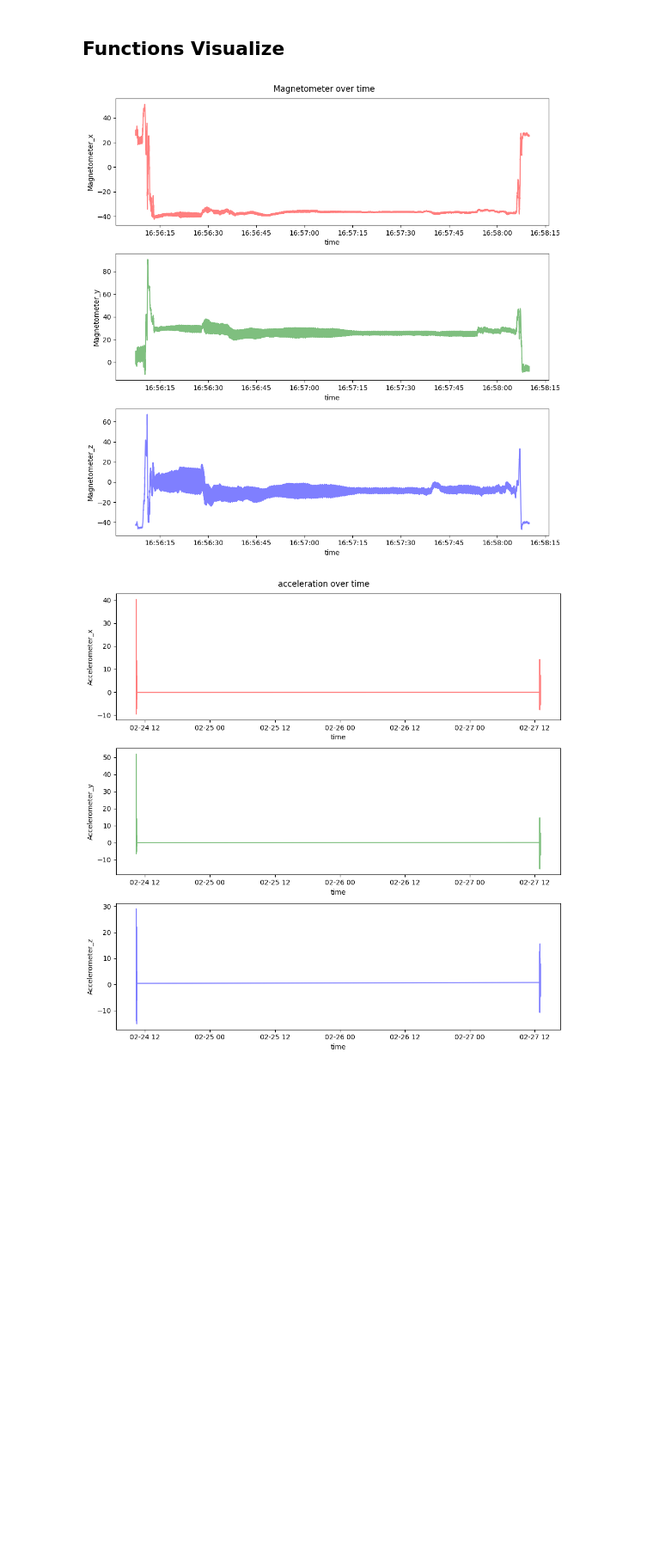
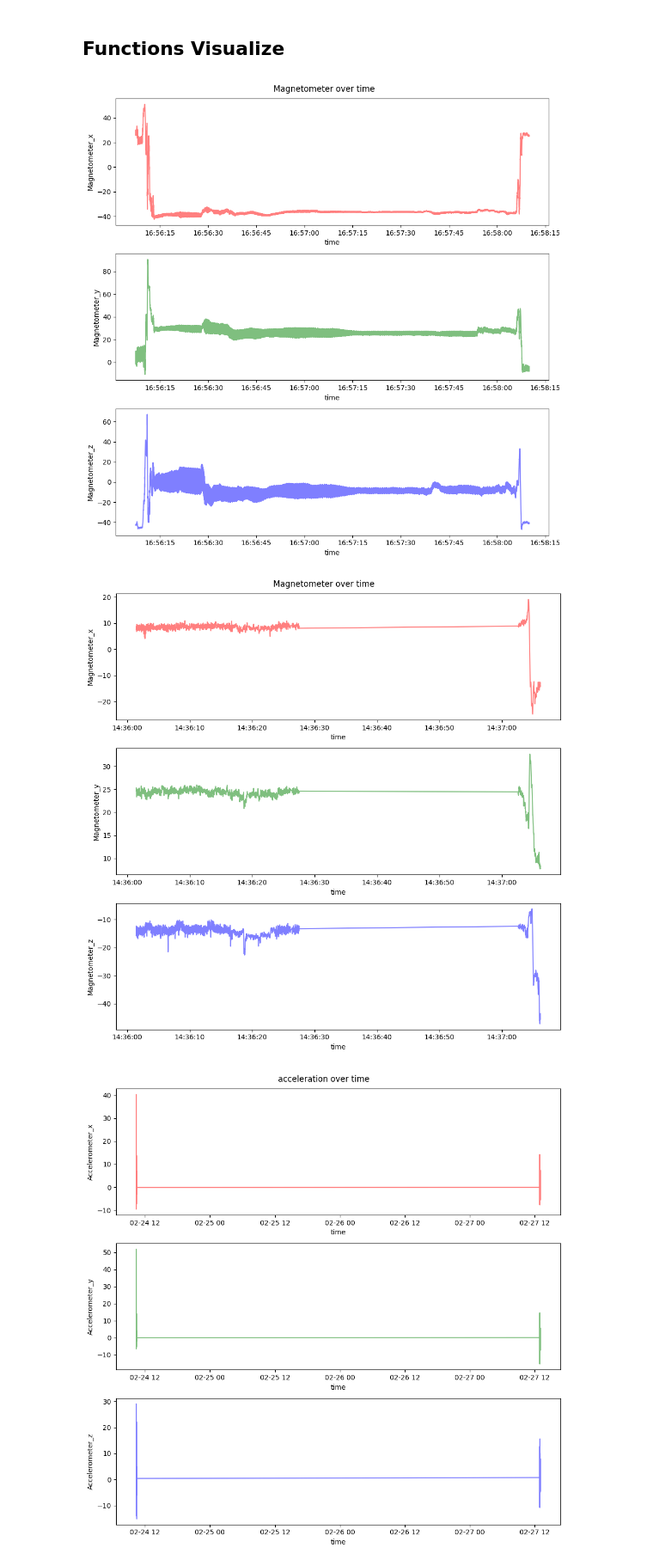
Before and after one commit to CDL1-Sensor/Sensor_Data-Wrangling-und-EDA, a Jupyter notebook: index.ipynb, the cells around one changed output. Shown: that part at 86% size. Drawn from its saved outputs; the diff is of its cells as text; code cells hidden in the pictures; blank space fills up the shorter version.

```diff
--- a/index.ipynb
+++ b/index.ipynb
@@ -149,9 +149,13 @@ def plot_magnetometer_data(data, multipleplots=True, alpha=0.5):
 # %%
 # filter data
 vis_data = data.filter(pl.col("user") == "Etienne_Roulet").filter(pl.col("class") == "Stehen")
 plot_magnetometer_data(vis_data, multipleplots=True, alpha = 0.5)
+
+vis_data = data.filter(pl.col("user") == "Tobias_Buess").filter(pl.col("class") == "Stehen")
+plot_magnetometer_data(vis_data, multipleplots=True, alpha = 0.5)
 # %% [output]
 [figure]
+[figure, added]
 # %%
 vis_data = data.filter(pl.col("user") == "Etienne_Roulet").filter(pl.col("class") == "Sitzen")
 plot_accelerometer_data(vis_data, multipleplots=True, alpha = 0.5)
```
Also changed, not shown: parts of 1 cell of this notebook.
